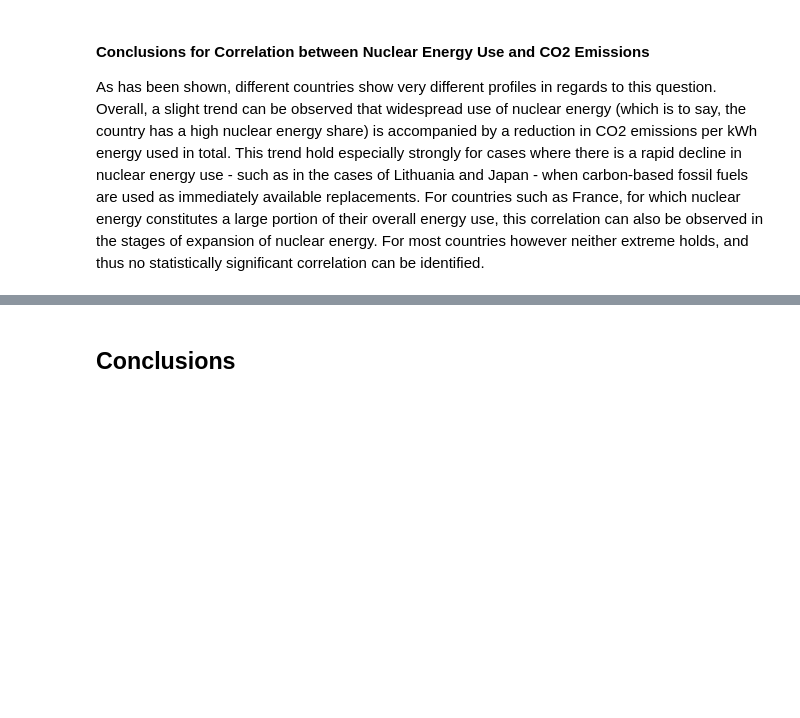
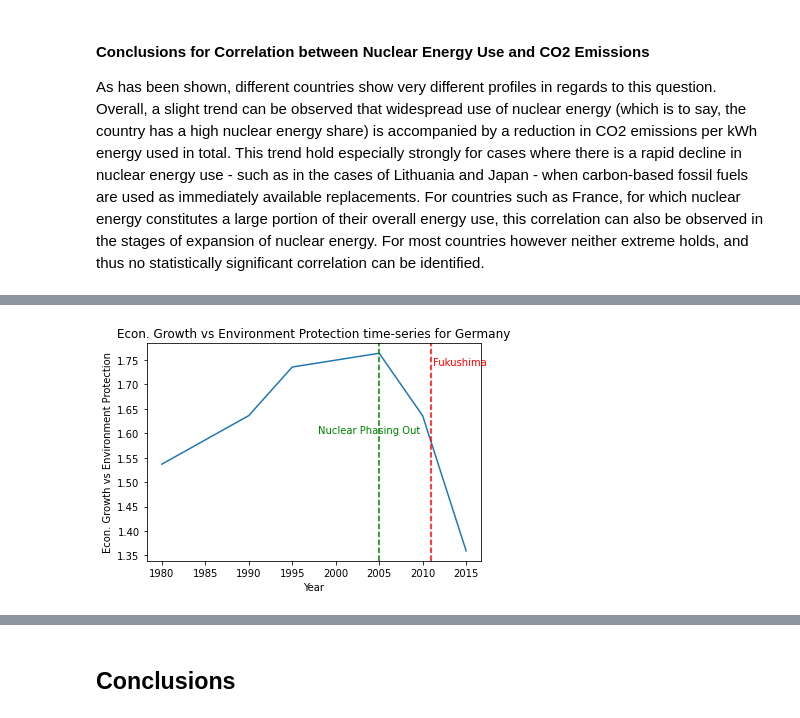
Before and after one commit to Molybdenum42/DOPP_Exercise3, a Jupyter notebook: submission_ready/exercise3_complete.ipynb, the cells around one changed output, grey strips where cells are left out. Drawn from its saved outputs; the diff is of its cells as text; code cells hidden in the pictures; blank space fills up the shorter version.

```diff
--- a/submission_ready/exercise3_complete.ipynb
+++ b/submission_ready/exercise3_complete.ipynb
@@ -343,0 +456,14 @@ As has been shown, different countries show very different profiles in regards t
+# %%
+ax = sns.lineplot(x=nuc_comp.year, y=nuc_comp.loc[nuc_comp.country == 'DEU','B008'])
+
+plt.axvline(x=2011, label="Fukushima Disaster", color="red", linestyle="--")
+plt.text(2011.2, 1.74,'Fukushima',c="red")
+
+plt.axvline(x=2005, label="Nuclear Phasing Out", color="green", linestyle="--")
+plt.text(1998, 1.6,'Nuclear Phasing Out',c="green")
+
+ax.set_title("Econ. Growth vs Environment Protection time-series for Germany")
+ax.set_ylabel("Econ. Growth vs Environment Protection")
+ax.set_xlabel("Year");
+# %% [output]
+[figure, added]
```
Also changed, not shown: parts of 84 cells of this notebook.
